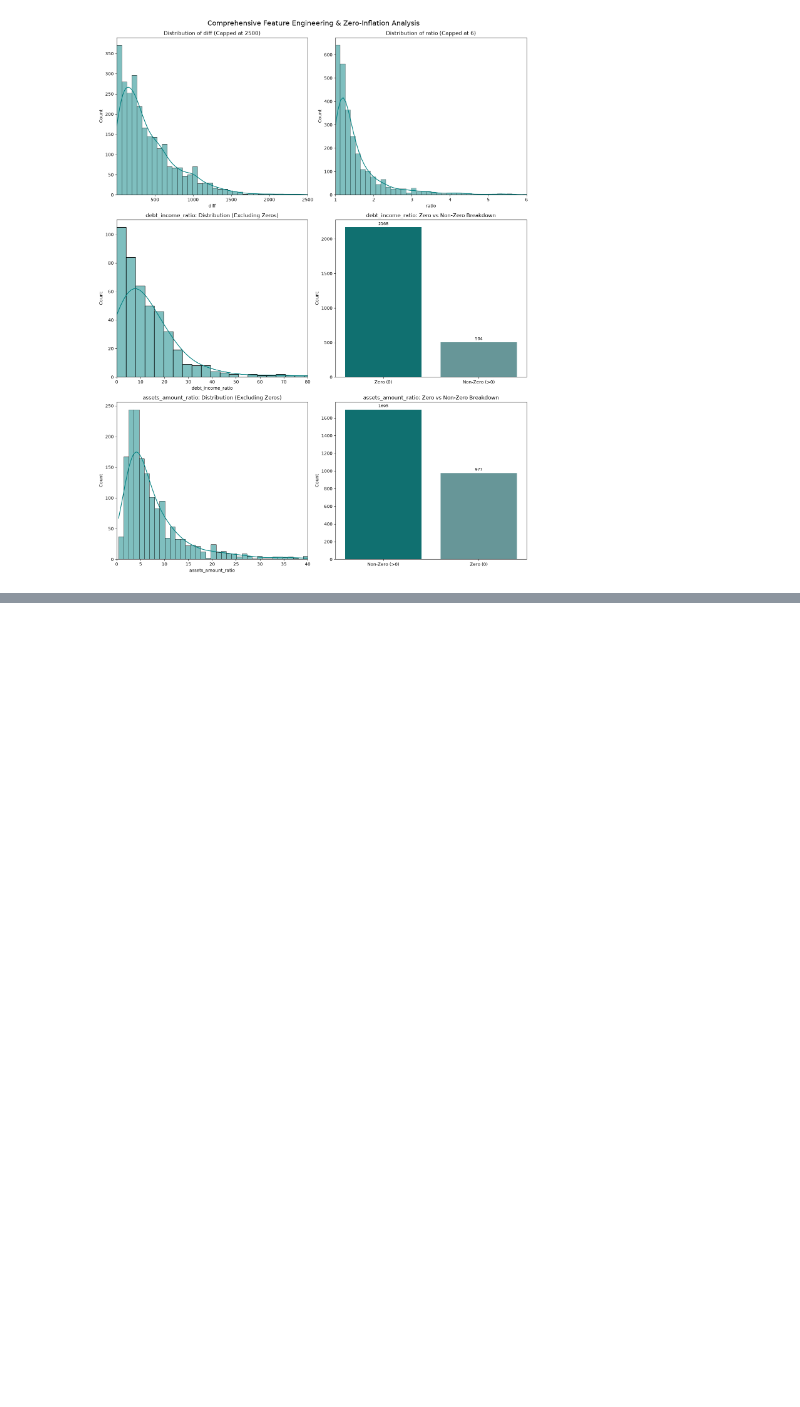
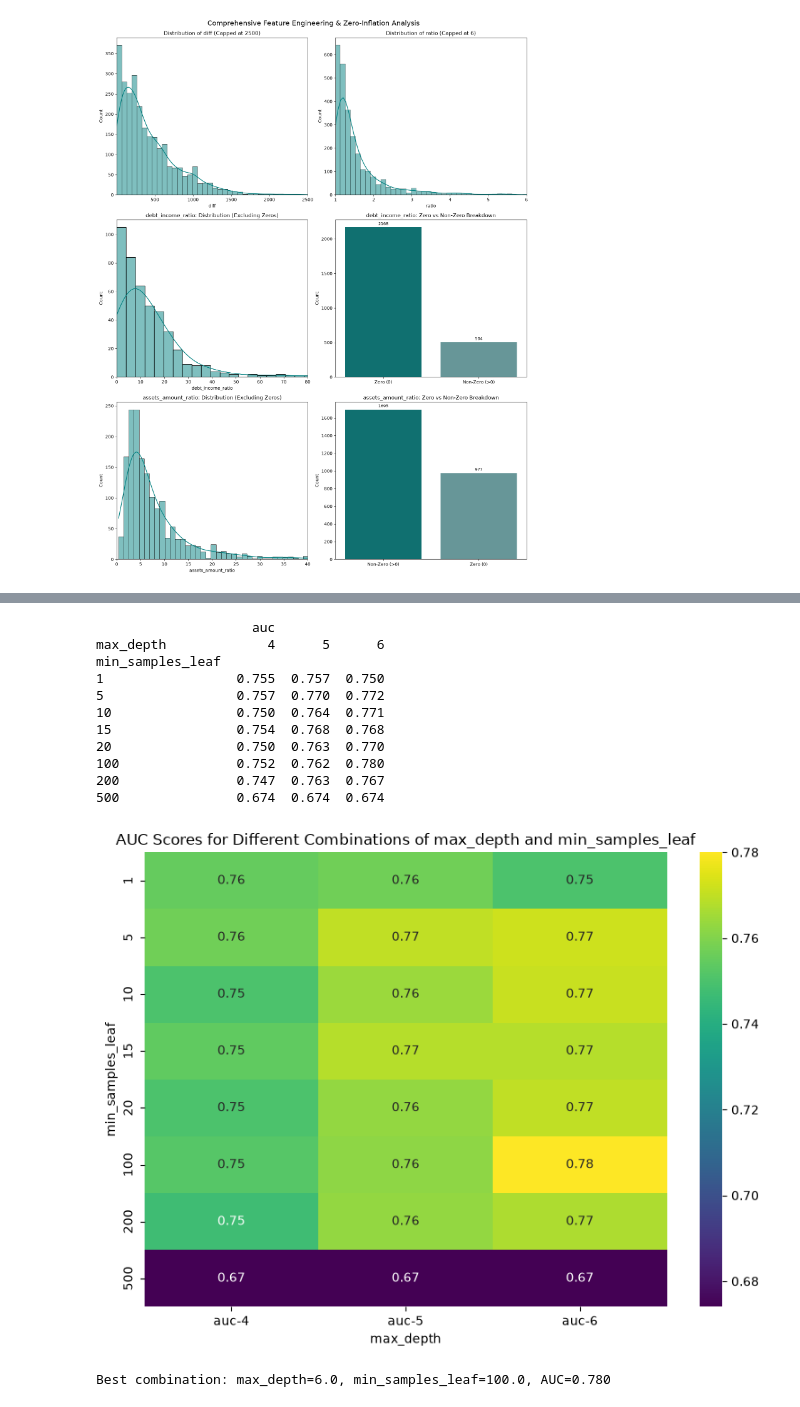
Before and after one commit to BevisWong76/credit-risk-predictor, a Jupyter notebook: credit_risk_classification.ipynb, the cells around one changed output, grey strips where cells are left out. Drawn from its saved outputs; the diff is of its cells as text; code cells hidden in the pictures; blank space fills up the shorter version.

```diff
--- a/credit_risk_classification.ipynb
+++ b/credit_risk_classification.ipynb
@@ -434,0 +503,5 @@ plt.show()
+# %%
+# Random Forest Classifier
+
+rf_baseline = RandomForestClassifier(random_state=42)
+rf_baseline.fit(X_train, y_train)
@@ -434,0 +718,17 @@ plt.show()
+# %%
+# Tuning the min_samples_leaf parameter of the Decision Tree Classifier
+scores = []
+
+for depth in [4, 5, 6]:     # Best depth is 5
+    for s in [1, 5, 10, 15, 20, 500, 100, 200]:
+        dt = DecisionTreeClassifier(max_depth=depth, min_samples_leaf=s)
+        dt.fit(X_train, y_train)
+
+        y_pred = dt.predict_proba(X_val)[:, 1]
+        auc = roc_auc_score(y_val, y_pred)
+
+        scores.append((depth, s, auc))
+
+print('depth  min_samples_leaf  auc')
+for depth, s, auc in scores:
+    print(f'{depth:5} {s:18} {auc:.3f}')
@@ -434,0 +753,37 @@ plt.show()
+# %%
+# Visualize the results of the hyperparameter tuning using a heatmap
+
+# Present the results in a pivot table format for better visualization
+df_scores = pd.DataFrame(scores, columns=['max_depth', 'min_samples_leaf', 'auc'])
+df_scores_pivot = df_scores.pivot(index='min_samples_leaf', columns=['max_depth'], values=['auc'])
+print(df_scores_pivot.round(3))
+
+# plot the results using a heatmap for better visualization
+plt.figure(figsize=(8, 6))
+sns.heatmap(df_scores_pivot.round(3), annot=True, cmap='viridis')
+plt.title('AUC Scores for Different Combinations of max_depth and min_samples_leaf')
+plt.xlabel('max_depth')
+plt.ylabel('min_samples_leaf')
+plt.tight_layout()
+plt.savefig(tuning_plots_dir / "01_DT_tuning_heatmap.png", dpi=300)
+plt.show()
+
+# Find the best combination of max_depth and min_samples_leaf based on the highest AUC score
+best_score = df_scores.loc[df_scores['auc'].idxmax()]
+best_depth = best_score['max_depth']
+best_samples_leaf = best_score['min_samples_leaf']
+print(f"Best combination: max_depth={best_depth}, min_samples_leaf={best_samples_leaf}, AUC={best_score['auc']:.3f}")
+# %% [output]
+                    auc
+max_depth             4      5      6
+min_samples_leaf
+1                 0.755  0.757  0.750
+5                 0.757  0.770  0.772
+10                0.750  0.764  0.771
+15                0.754  0.768  0.768
+20                0.750  0.763  0.770
+100               0.752  0.762  0.780
+200               0.747  0.763  0.767
+500               0.674  0.674  0.674
+[figure, added]
+Best combination: max_depth=6.0, min_samples_leaf=100.0, AUC=0.780
```
Also changed, not shown: parts of 52 cells of this notebook, 28 other files.
